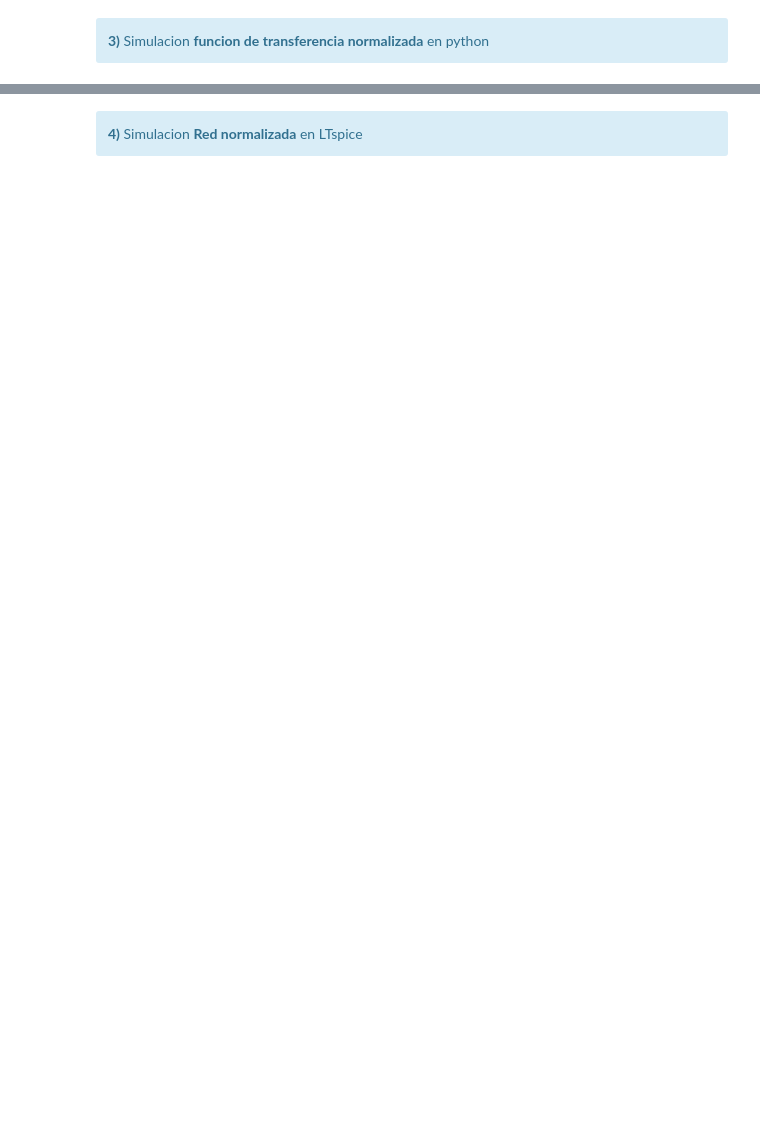
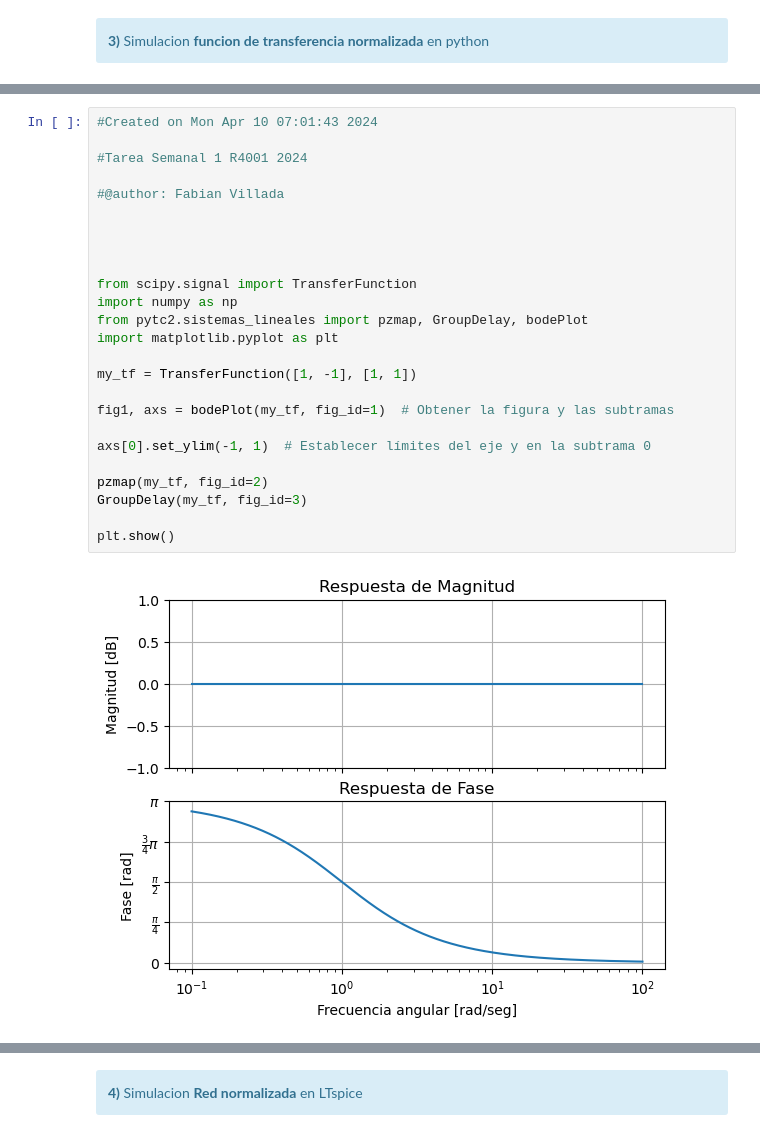
Before and after one commit to OlayonChingon/TC2, a Jupyter notebook: TS1/TS1_R4001_2024.ipynb, the cells around one changed output, grey strips where cells are left out. Cells and saved outputs as stored; diff of their text form; blank space fills up the shorter version.

```diff
--- a/TS1/TS1_R4001_2024.ipynb
+++ b/TS1/TS1_R4001_2024.ipynb
@@ -97,0 +99,27 @@ GroupDelay(my_tf, fig_id=3)
+# %%
+#Created on Mon Apr 10 07:01:43 2024
+
+#Tarea Semanal 1 R4001 2024
+
+#@author: Fabian Villada
+
+
+
+
+from scipy.signal import TransferFunction
+import numpy as np
+from pytc2.sistemas_lineales import pzmap, GroupDelay, bodePlot
+import matplotlib.pyplot as plt
+
+my_tf = TransferFunction([1, -1], [1, 1])
+
+fig1, axs = bodePlot(my_tf, fig_id=1)  # Obtener la figura y las subtramas
+
+axs[0].set_ylim(-1, 1)  # Establecer límites del eje y en la subtrama 0
+
+pzmap(my_tf, fig_id=2)
+GroupDelay(my_tf, fig_id=3)
+
+plt.show()
+# %% [output]
+[figure, added]
```
Also changed, not shown: parts of 10 cells of this notebook, 16 other files.
